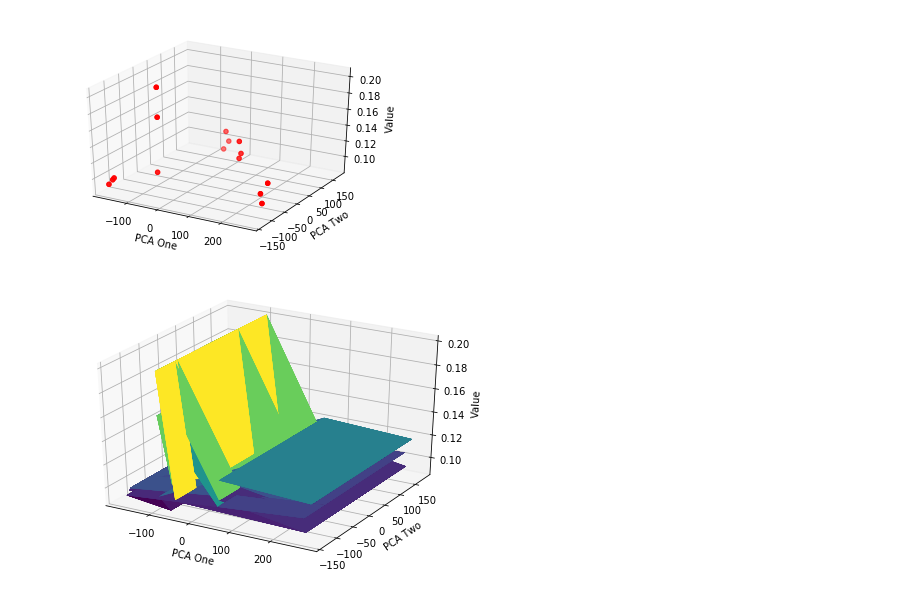
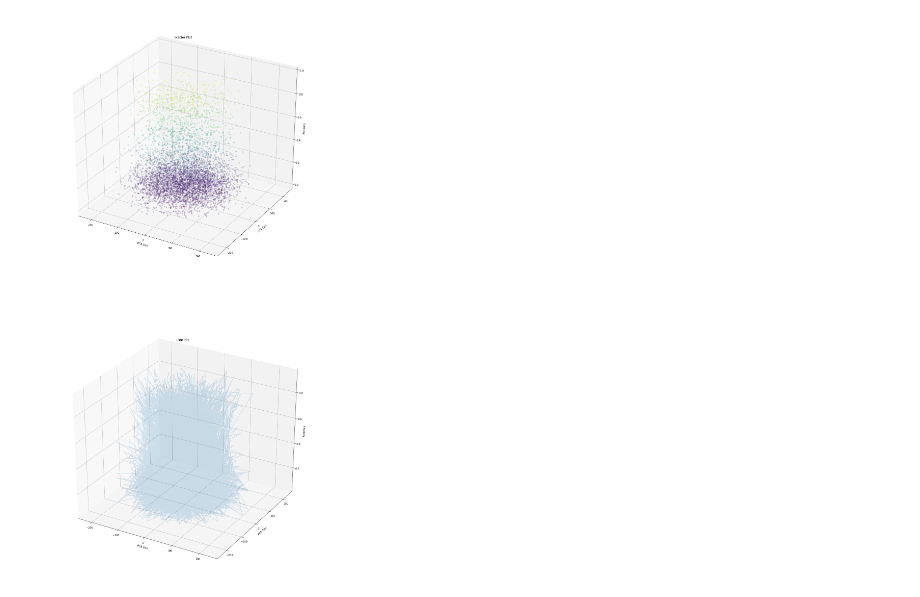
Before and after one commit to wwwbbb8510/ipec, a Jupyter notebook: ip_landscape.ipynb, the cells around one changed output. Saved outputs shown, nothing was run; the diff lists cells and outputs as text; code cells hidden in the pictures.

```diff
--- a/ip_landscape.ipynb
+++ b/ip_landscape.ipynb
@@ -31,27 +92,33 @@ z =df_y.values
+# %%
+# 3D plot
+fig = plt.figure(2, figsize=(20,40))
+#scatter plot
+ax1 = fig.add_subplot(211, projection='3d')
+ax1.scatter(x, y, z, c=z, marker='o', alpha=0.2)
+ax1.set_xlabel('PCA One')
+ax1.set_ylabel('PCA Two')
+ax1.set_zlabel('Accuracy')
+ax1.set_title('Scatter Plot')
+# line plot
+ax2 = fig.add_subplot(212, projection='3d')
+ax2.plot(x, y, z, alpha=0.2)
+ax2.set_xlabel('PCA One')
+ax2.set_ylabel('PCA Two')
+ax2.set_zlabel('Accuracy')
+ax2.set_title('Line Plot')
+
+plt.show()
+# %% [output]
+[figure, added]
 # %%
-# scatter 3D plot
-fig = plt.figure()
+# mesh 3D plot
+fig = plt.figure(3, figsize=(20,20))
 
-ax = fig.add_subplot(111, projection='3d')
-ax.scatter(x, y, z, c='r', marker='o')
+ax = Axes3D(fig)
+m_x, m_y = np.meshgrid(x, y)
+ax.plot_surface(m_x, m_y, z, rstride=1, cstride=1, cmap=cm.viridis)
 ax.set_xlabel('PCA One')
 ax.set_ylabel('PCA Two')
-ax.set_zlabel('Value')
-
+ax.set_zlabel('Accuracy')
+ax.set_title('Meshgrid surface')
 plt.show()
-# %% [output]
-[figure, removed]
-# %%
-# mesh 3D plot
-fig = plt.figure()
-
-ax = Axes3D(fig)
-m_x, m_y = np.meshgrid(x, y)
-ax.plot_surface(m_x, m_y, z, rstride=1, cstride=1, cmap=cm.viridis)
-ax.set_xlabel('PCA One')
-ax.set_ylabel('PCA Two')
-ax.set_zlabel('Value')
-
-plt.show()
-# %% [output]
-[figure, removed]
```
Also changed, not shown: parts of 6 cells of this notebook, 3 other files.
